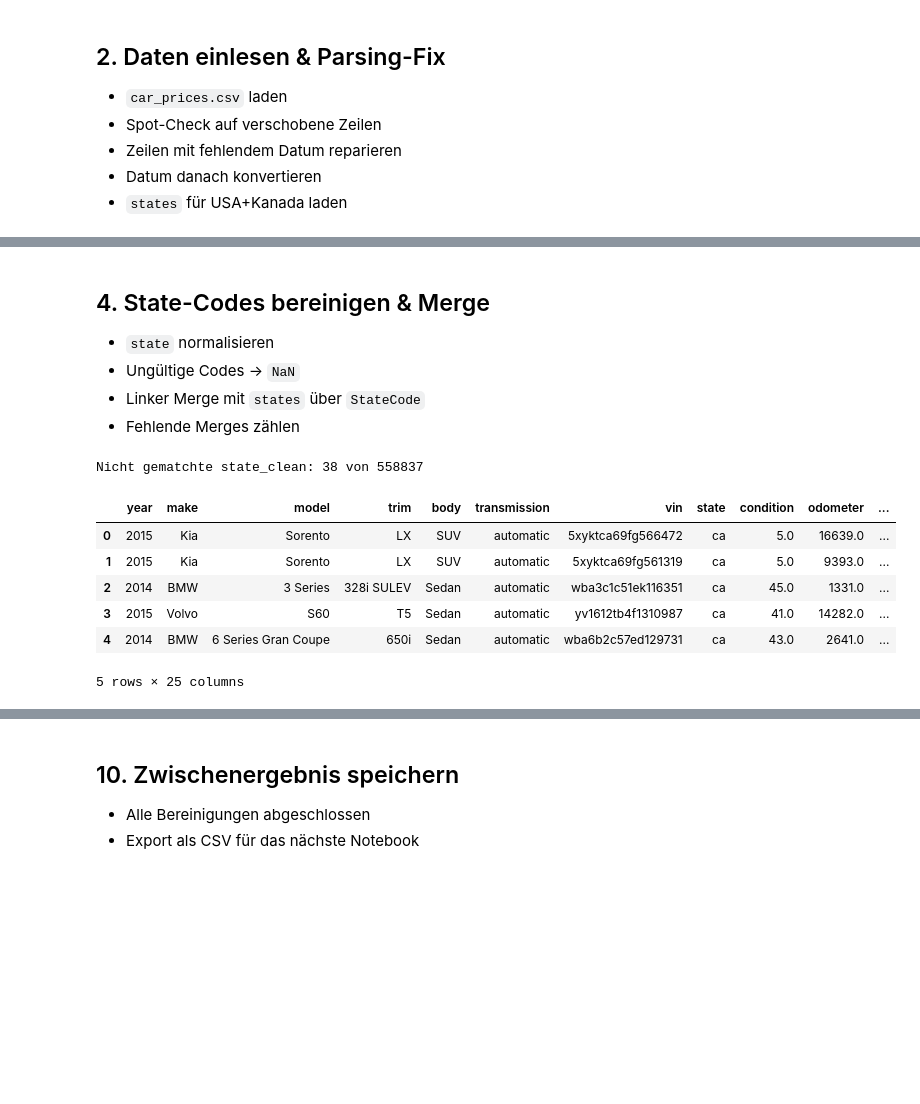
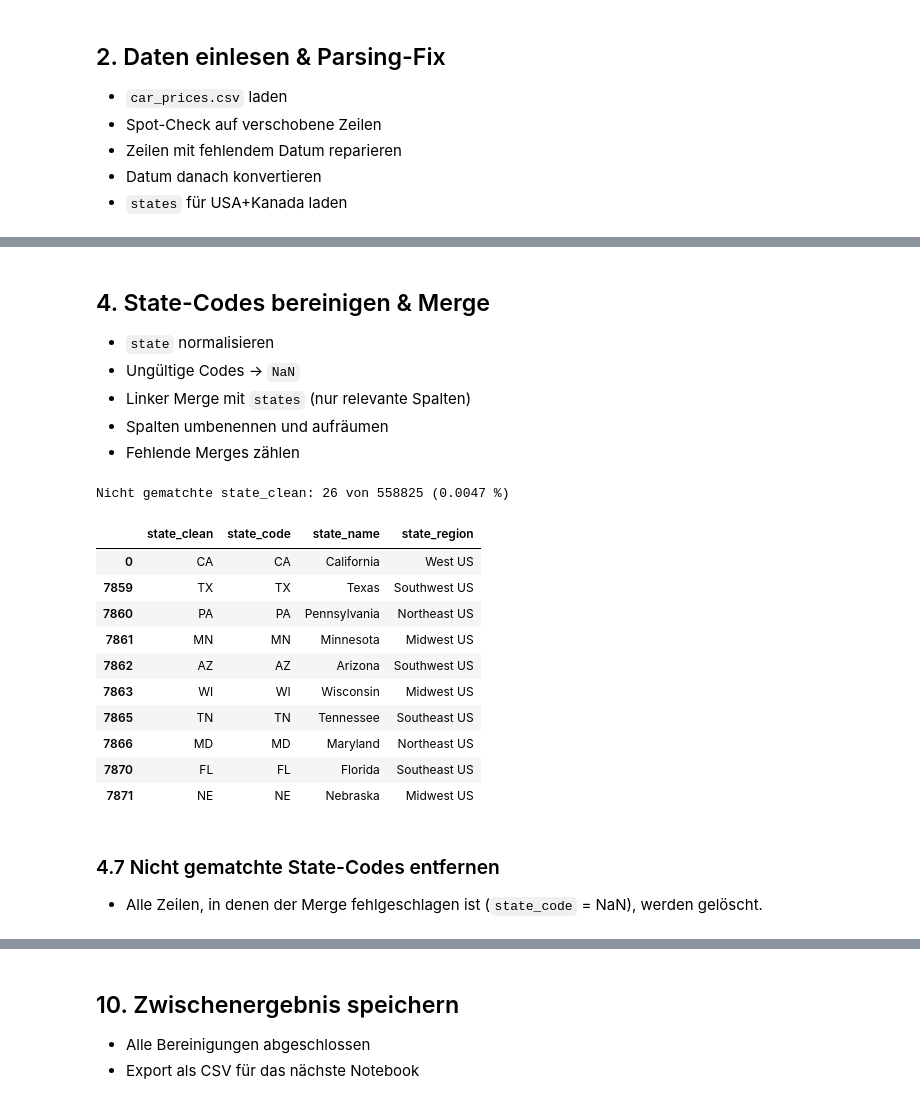
Before and after one commit to chiarasteffen/car_sales_prediction, a Jupyter notebook: notebooks/01_data_preprocessing_and_ingestion.ipynb, the cells around one changed output, grey strips where cells are left out. Cells and saved outputs as stored; diff of their text form; code cells hidden in the pictures; blank space fills up the shorter version.

```diff
--- a/notebooks/01_data_preprocessing_and_ingestion.ipynb
+++ b/notebooks/01_data_preprocessing_and_ingestion.ipynb
@@ -164,36 +164,66 @@ NaT in saledate: 38
 ## 4. State-Codes bereinigen & Merge
 - `state` normalisieren
 - Ungültige Codes → `NaN`
-- Linker Merge mit `states` über `StateCode`
+- Linker Merge mit `states` (nur relevante Spalten)
+- Spalten umbenennen und aufräumen
 - Fehlende Merges zählen
 # %%
-# 4.1 state_clean
+# 4.1 state_clean erzeugen
 cars["state_clean"] = cars["state"].str.strip().str.upper()
 
-# 4.2 Ungültige Längen und nicht in Liste → NaN
-valid = set(states["StateCode"])
-mask_len  = cars["state_clean"].str.len() != 2
-mask_valid = ~cars["state_clean"].isin(valid)
-cars.loc[mask_len | mask_valid, "state_clean"] = pd.NA
+# 4.2 Ungültige Codes (Länge ≠ 2 ODER nicht in states["StateCode"]) auf NaN setzen
+valid_codes = set(states["StateCode"])
+mask_bad_len = cars["state_clean"].str.len() != 2
+mask_not_in_list = ~cars["state_clean"].isin(valid_codes)
+cars.loc[mask_bad_len | mask_not_in_list, "state_clean"] = pd.NA
 
-# 4.3 Merge
+# 4.3 Merge: nur relevante Spalten aus states übernehmen
+states_small = states[["StateCode", "StateName", "Region"]]
 cars_states = cars.merge(
-    states,
+    states_small,
     how="left",
     left_on="state_clean",
     right_on="StateCode"
 )
 
-# 4.4 Kontrolle
-n_unmatched = cars_states["StateCode"].isna().sum()
-print(f"Nicht gematchte state_clean: {n_unmatched} von {len(cars_states)}")
-display(cars_states.head())
+# 4.4 Spalten umbenennen und redundante entfernen
+cars_states = (
+    cars_states
+    .rename(columns={
+        "StateCode":    "state_code",
+        "StateName":    "state_name",
+        "Region":       "state_region"
+    })
+    .drop(columns=["state"])               # ursprüngliche Roh-Spalte state
+)
+
+# 4.5 Typen prüfen und anpassen
+cars_states["state_clean"]  = cars_states["state_clean"].astype("string")
+cars_states["state_code"]   = cars_states["state_code"].astype("category")
+cars_states["state_region"] = cars_states["state_region"].astype("category")
+
+# 4.6 Kontrolle: Anzahl der fehlenden Merges
+n_unmatched = cars_states["state_code"].isna().sum()
+total      = len(cars_states)
+print(f"Nicht gematchte state_clean: {n_unmatched} von {total} ({100*n_unmatched/total:.4f} %)")
+
+# 4.7 Kurzer Blick auf Ergebnis
+display(cars_states[[
+    "state_clean","state_code","state_name","state_region"
+]].drop_duplicates().head(10))
 # %% [output]
-Nicht gematchte state_clean: 38 von 558837
+Nicht gematchte state_clean: 26 von 558825 (0.0047 %)
-|  | year | make | model | trim | body | transmission | vin | state | condition | odometer | ... |
-| 0 | 2015 | Kia | Sorento | LX | SUV | automatic | 5xyktca69fg566472 | ca | 5.0 | 16639.0 | ... |
-| 1 | 2015 | Kia | Sorento | LX | SUV | automatic | 5xyktca69fg561319 | ca | 5.0 | 9393.0 | ... |
-| 2 | 2014 | BMW | 3 Series | 328i SULEV | Sedan | automatic | wba3c1c51ek116351 | ca | 45.0 | 1331.0 | ... |
-| 3 | 2015 | Volvo | S60 | T5 | Sedan | automatic | yv1612tb4f1310987 | ca | 41.0 | 14282.0 | ... |
-| 4 | 2014 | BMW | 6 Series Gran Coupe | 650i | Sedan | automatic | wba6b2c57ed129731 | ca | 43.0 | 2641.0 | ... |
+|  | state_clean | state_code | state_name | state_region |
+| 0 | CA | CA | California | West US |
+| 7859 | TX | TX | Texas | Southwest US |
+| 7860 | PA | PA | Pennsylvania | Northeast US |
+| 7861 | MN | MN | Minnesota | Midwest US |
+| 7862 | AZ | AZ | Arizona | Southwest US |
+| 7863 | WI | WI | Wisconsin | Midwest US |
+| 7865 | TN | TN | Tennessee | Southeast US |
+| 7866 | MD | MD | Maryland | Northeast US |
+| 7870 | FL | FL | Florida | Southeast US |
+| 7871 | NE | NE | Nebraska | Midwest US |
-5 rows × 25 columns
+# %% [markdown]
+### 4.7 Nicht gematchte State-Codes entfernen
+- Alle Zeilen, in denen der Merge fehlgeschlagen ist (`state_code` = NaN), werden gelöscht.
```
Also changed, not shown: parts of 21 cells of this notebook, 5 other files.
